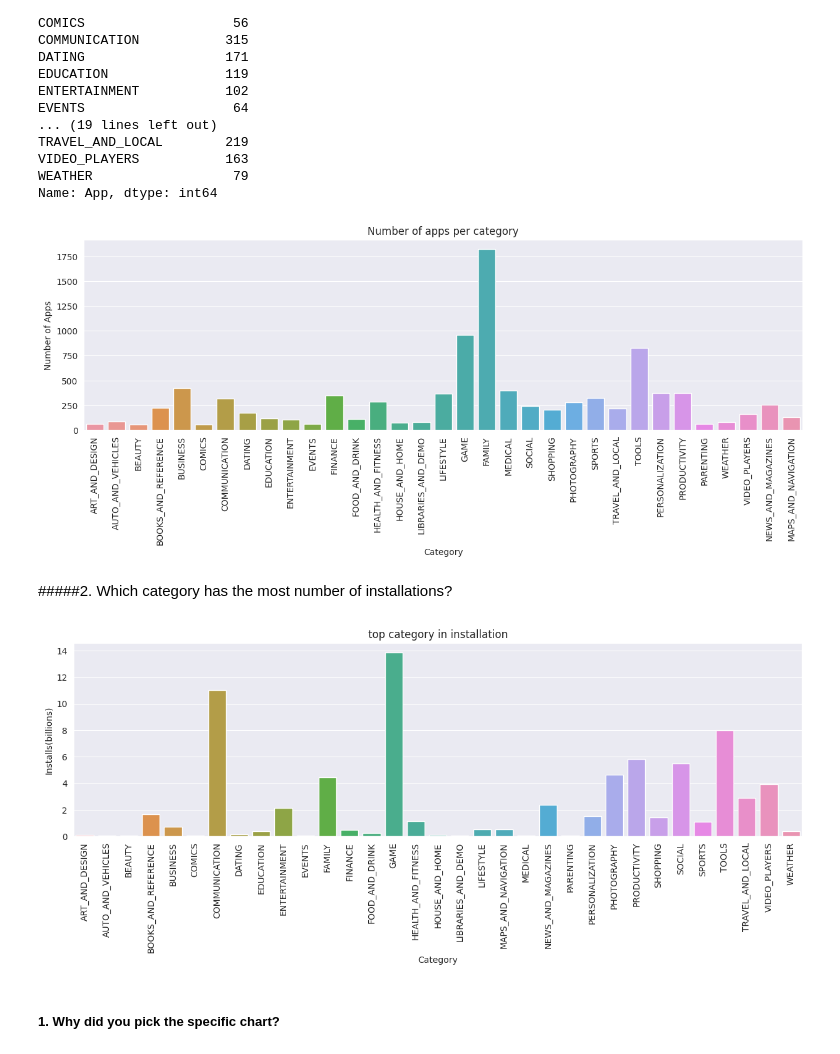
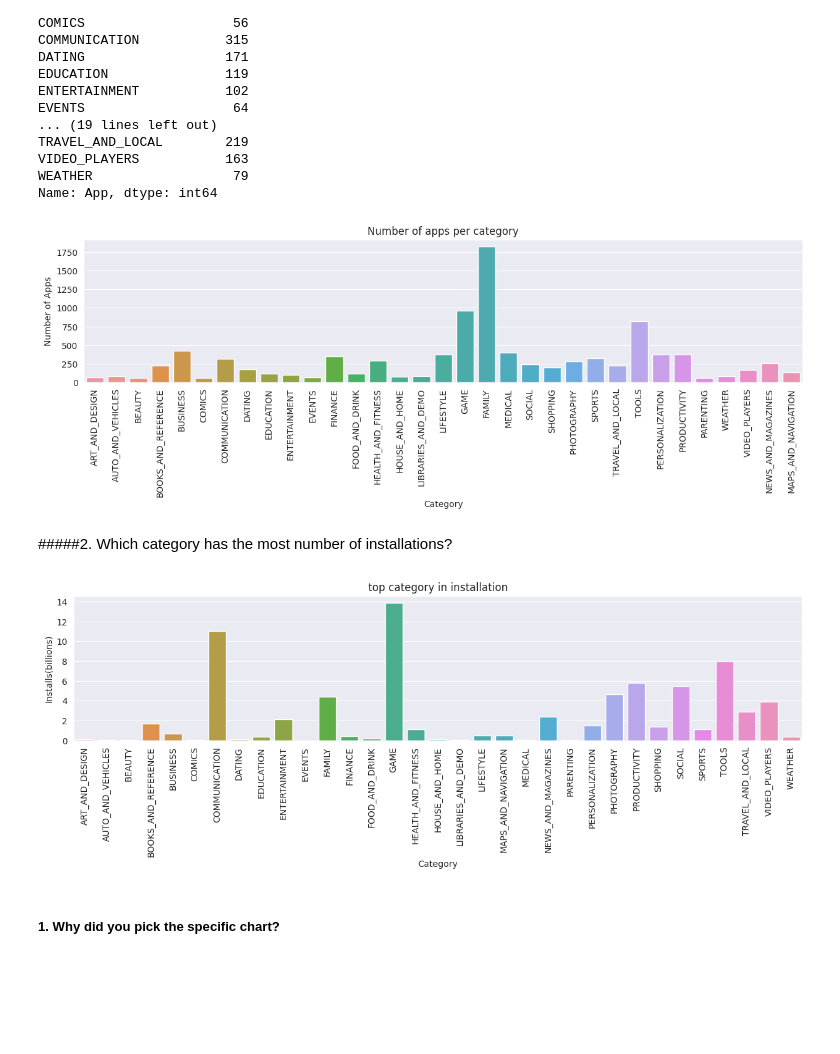
Before and after one commit to Vijaysiraw/Play_store_EDA_project, a Jupyter notebook: Play_Store_Project.ipynb, the cells around one changed output. Saved outputs shown, nothing was run; the diff lists cells and outputs as text; code cells hidden in the pictures; blank space fills up the shorter version.

```diff
--- a/Play_Store_Project.ipynb
+++ b/Play_Store_Project.ipynb
@@ -680,15 +675,15 @@ Name: App, dtype: int64
 # %%
 #we are using countplot for find number of apps available in each category
 plt=reload(plt)
 sns.set_style('darkgrid')
-plt.figure(figsize=(15,4))
+plt.figure(figsize=(15,3))
 sns.countplot(x='Category', data=df)
 plt.title("Number of apps per category")
 plt.xticks(rotation=90)
 plt.ylabel('Number of Apps')
 plt.show()
 # %% [output]
-[figure, old version]
+[figure, new version]
 # %% [markdown]
 #####2. Which category has the most number of installations?
 # %%
@@ -697,14 +692,14 @@ installs_category=round((df.groupby(['Category'])['Installs'].sum()/1000000000).
 # %%
 #numbers of downloads in each category
 plt=reload(plt)
-plt.figure(figsize=(15,4))
+plt.figure(figsize=(15,3))
 sns.barplot(x='Category',y='Installs',data=installs_category)
 plt.title('top category in installation')
 plt.xticks(rotation=90)
 plt.ylabel('Installs(billions)')
 plt.show()
 # %% [output]
-[figure, old version]
+[figure, new version]
 # %% [markdown]
 ##### 1. Why did you pick the specific chart?
 # %% [markdown]
```
Also changed, not shown: parts of 18 cells of this notebook.
